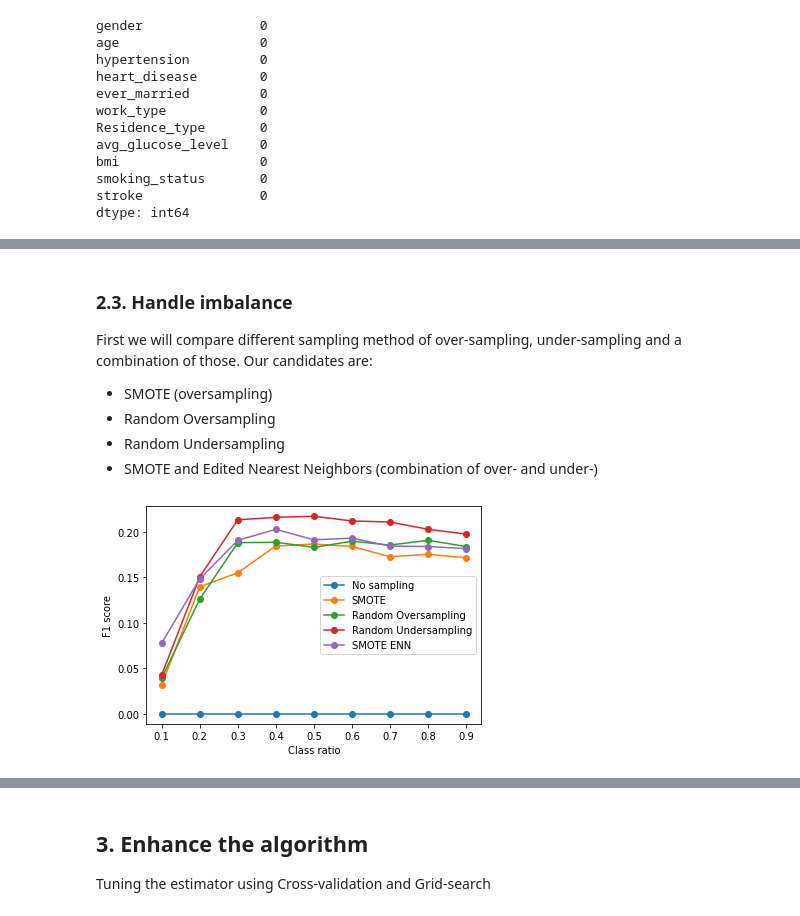
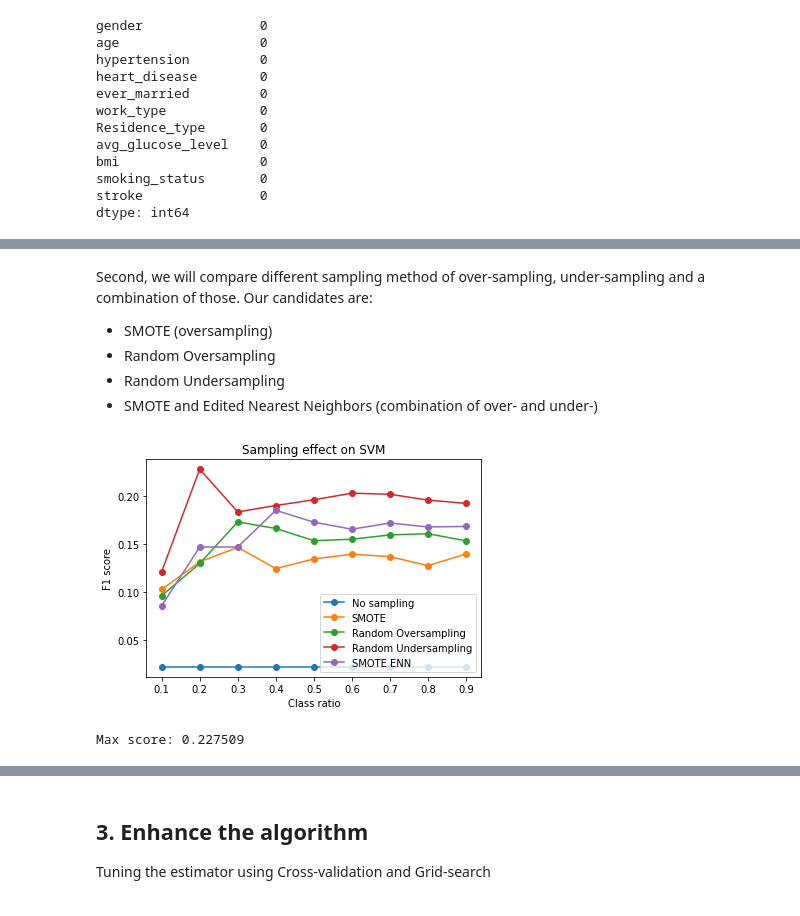
Before and after one commit to LapTQ/IT31903_123220_Group18_Stroke-prediction, a Jupyter notebook: svm.ipynb, the cells around one changed output, grey strips where cells are left out. Drawn from its saved outputs; the diff is of its cells as text; code cells hidden in the pictures.

```diff
--- a/svm.ipynb
+++ b/svm.ipynb
@@ -26,13 +26,14 @@ def my_boxplot(data, labels, xlabel, ylabel, title):
     plt.title(title)
     plt.show()
 
-def my_lineplot(x, ylist, yLabelList, xlabel, ylabel):
+def my_lineplot(x, ylist, yLabelList, xlabel, ylabel, title):
     '''ylist: list of all y'''
     for y,label in zip(ylist,yLabelList):
         plt.plot(x, y, '-o', label=label)
     plt.legend()
     plt.ylabel(ylabel)
     plt.xlabel(xlabel)
+    plt.title(title)
     plt.show()
 # %% [markdown]
 Prepare the dataset
@@ -216,4 +234,4 @@ Because later we'll use SMOTE to handle imbalanced data, we will choose ordinal
 # %%
 transformer = ColumnTransformer([('StandardScaler', StandardScaler(), numerical_ix),
-                                 ('OrdinalEncoder', OrdinalEncoder(), categorical_ix)],
+                                 ('OneHotEncoder', OneHotEncoder(), categorical_ix)],
                                 remainder='passthrough')
@@ -219,0 +245,28 @@ transformer = ColumnTransformer([('StandardScaler', StandardScaler(), numerical_
+# %%
+ratios = np.arange(0.001, 0.41, 0.05)
+svc_model = SVC(C=10)
+
+imb_scores = [[]]
+under_samplers_scores = [[],[],[]]
+under_samplers = [('NCR',NeighbourhoodCleaningRule()),
+                  ('Tomek Links',TomekLinks()),
+                  ('ENN', EditedNearestNeighbours())
+                  ]
+
+for rate in ratios:
+    svc_model.set_params(class_weight={0:rate,1:1})
+    imb_model = Pipeline([('Trans', transformer), ('SVC', svc_model)])
+    imb_results = cross_val_score(imb_model, X_train, y_train, cv=kfold, scoring=scoring,n_jobs=-1)
+    imb_scores[0].append(imb_results.mean())
+    for sampler, sampler_score in zip(under_samplers,under_samplers_scores):
+        sampling_model = Pipeline([('Trans', transformer),
+                                   ('Sampler', sampler[1]),
+                                   ('SVC', svc_model)
+                                   ])
+        results = cross_val_score(sampling_model, X_train, y_train, cv=kfold, scoring=scoring,n_jobs=-1)
+        sampler_score.append(results.mean())
+my_lineplot(x=ratios,
+            ylist=imb_scores + under_samplers_scores,
+            yLabelList=['No sampling'] + [sampler[0] for sampler in under_samplers],
+            xlabel='Major class weight', ylabel='F1 score',title="Class weight effect on SVM")
+print("Max score: %f"%(max( max(max(i) for i in under_samplers_scores), max(imb_scores[0]))))
@@ -220,6 +276,5 @@ transformer = ColumnTransformer([('StandardScaler', StandardScaler(), numerical_
 # %% [markdown]
-### 2.3. Handle imbalance
-First we will compare different sampling method of over-sampling, under-sampling and a combination of those. Our candidates are:
+Second, we will compare different sampling method of over-sampling, under-sampling and a combination of those. Our candidates are:
 - SMOTE (oversampling)
 - Random Oversampling
 - Random Undersampling
@@ -227,32 +282,35 @@ First we will compare different sampling method of over-sampling, under-sampling
 # %%
 ratios = np.arange(0.1, 0.91, 0.1)
 svc_model = SVC(C=10)
-
 imb_scores = [[]]
 samplers_scores = [[],[],[],[]]
 samplers = [('SMOTE',SMOTE(random_state=42)),
             ('Random Oversampling',RandomOverSampler(random_state=42)),
             ('Random Undersampling',RandomUnderSampler(random_state=42)),
             ('SMOTE ENN',SMOTEENN(random_state=42))
             ]
 
 for rate in ratios:
-    imb_model = Pipeline([('Trans', transformer), ('SVC', svc_model) ])
+    # svc_model.set_params(class_weight={0:rate,1:1}score)
+    imb_model = Pipeline([('Trans', transformer), ('SVC', svc_model)])
     imb_results = cross_val_score(imb_model, X_train, y_train, cv=kfold, scoring=scoring,n_jobs=-1)
     imb_scores[0].append(imb_results.mean())
     for sampler, sampler_score in zip(samplers,samplers_scores):
         sampler[1].set_params(sampling_strategy=rate)
         sampling_model = Pipeline([('Trans', transformer),
                                 ('Sampler', sampler[1]),
                                 ('SVC', svc_model)
                                 ])
         results = cross_val_score(sampling_model, X_train, y_train, cv=kfold, scoring=scoring,n_jobs=-1)
         sampler_score.append(results.mean())
 
 # Line plots
 my_lineplot(x=ratios,
             ylist=imb_scores + samplers_scores,
             yLabelList=['No sampling'] + [sampler[0] for sampler in samplers],
-            xlabel='Class ratio', ylabel='F1 score')
+            xlabel='Class ratio', ylabel='F1 score',title='Sampling effect on SVM')
+
+print("Max score: %f"%(max( max(max(i) for i in samplers_scores), max(imb_scores[0]))))
 # %% [output]
-[figure, old version]
+[figure, new version]
+Max score: 0.227509
```
Also changed, not shown: parts of 28 cells of this notebook.
